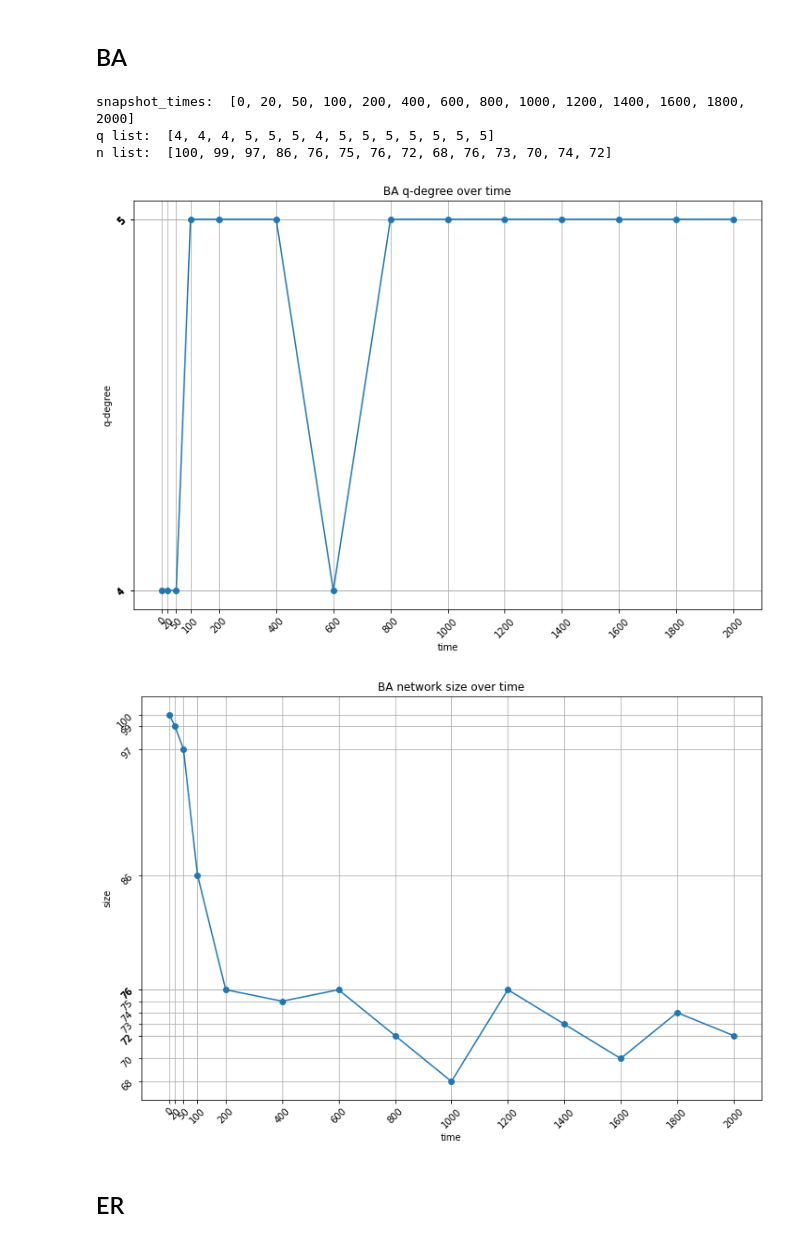
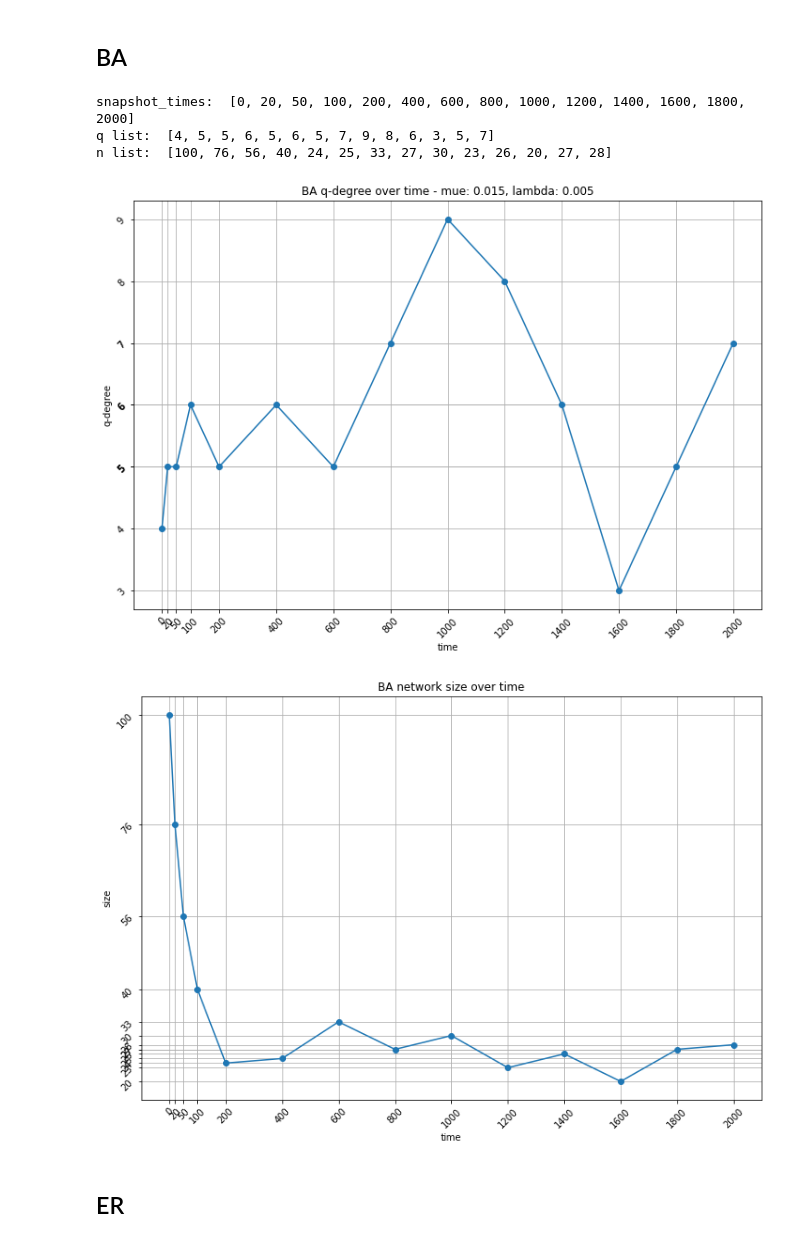
Before and after one commit to MJSahebnasi/Thesis-temporal-network-platform, a Jupyter notebook: thesis_main.ipynb, the cells around one changed output. Drawn from its saved outputs; the diff is of its cells as text; code cells hidden in the pictures.

```diff
--- a/thesis_main.ipynb
+++ b/thesis_main.ipynb
@@ -1223,7 +1223,7 @@ mue1_q = 0.005
 mue2_q = 0.015
 
 landa1_q = 0.005
-landa1_q = 0.015
+landa2_q = 0.015
 
 sim_duration_q = 2100
 
@@ -1233,7 +1233,8 @@ print(str(snaps_num) + ' snapshots, at times:', snapshot_times)
 # %% [output]
 14 snapshots, at times: [0, 20, 50, 100, 200, 400, 600, 800, 1000, 1200, 1400, 1600, 1800, 2000]
 # %%
-on_durations = [poisson_process(mue1_q, sim_duration_q) for i in range(n_q)]
+param_title = 'mue: '+str(mue2_q)+', lambda: '+str(landa1_q)
+on_durations = [poisson_process(mue2_q, sim_duration_q) for i in range(n_q)]
 off_durations = [poisson_process(landa1_q, sim_duration_q) for i in range(n_q)]
 
 on_t, off_t = onoff_data_generator(on_durations, off_durations, max_time=sim_duration_q)
@@ -1291,29 +1292,29 @@ _, BA_snaps = BA_s.run(snapshot_times)
 # %%
 q_list = [None for i in range(snaps_num)]
 n_list = [None for i in range(snaps_num)]
 for i in range(snaps_num):
   q_list[i] = find_q_degree(BA_snaps[i].G)
   n_list[i] = BA_snaps[i].G.number_of_nodes()
 
 print('snapshot_times: ', snapshot_times)
 print('q list: ', q_list)
 print('n list: ', n_list)
 
 x = snapshot_times
 y = q_list
-title = 'BA q-degree over time'
+title = 'BA q-degree over time - ' + param_title
 custom_plot(x, y, title, 'time', 'q-degree')
 
 x = snapshot_times
 y = n_list
 title = 'BA network size over time'
 custom_plot(x, y, title, 'time', 'size')
 # %% [output]
 snapshot_times:  [0, 20, 50, 100, 200, 400, 600, 800, 1000, 1200, 1400, 1600, 1800, 2000]
-q list:  [4, 4, 4, 5, 5, 5, 4, 5, 5, 5, 5, 5, 5, 5]
-n list:  [100, 99, 97, 86, 76, 75, 76, 72, 68, 76, 73, 70, 74, 72]
+q list:  [4, 5, 5, 6, 5, 6, 5, 7, 9, 8, 6, 3, 5, 7]
+n list:  [100, 76, 56, 40, 24, 25, 33, 27, 30, 23, 26, 20, 27, 28]
-[figure, old version]
+[figure, new version]
-[figure, old version]
+[figure, new version]
 # %% [markdown]
 ## ER
 # %%
```
Also changed, not shown: parts of 2 cells of this notebook.
